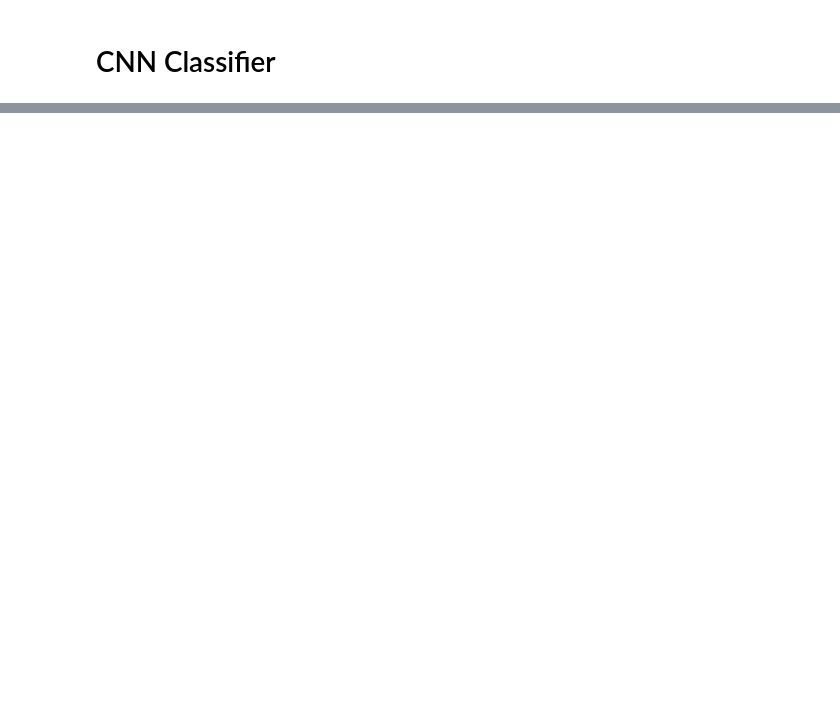
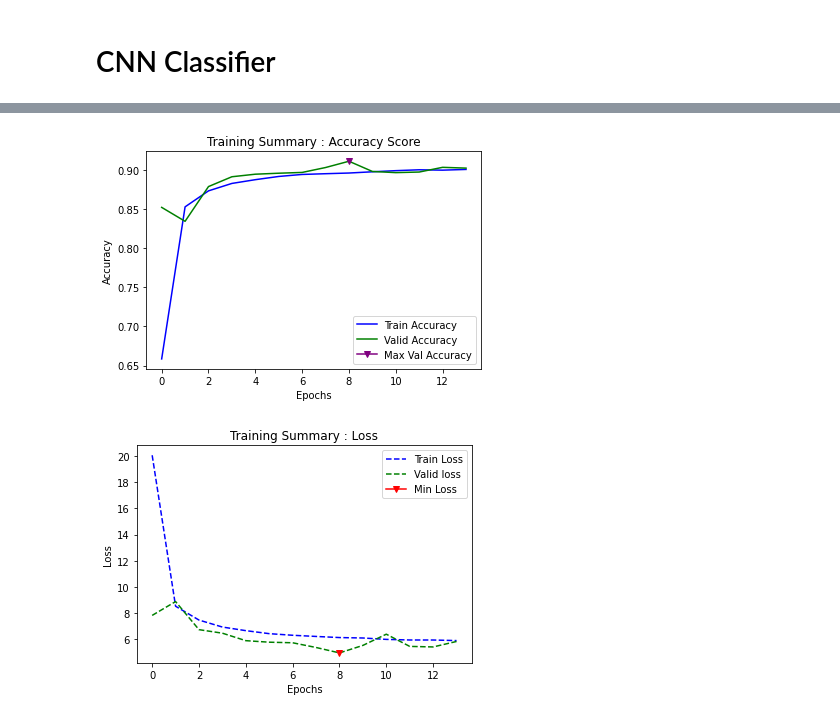
Before and after one commit to ayan-cs/handwritten-character-recognition-banglalekha, a Jupyter notebook: BanglaLekha_Recognition_PyTorch.ipynb, the cells around one changed output, grey strips where cells are left out. Saved outputs shown, nothing was run; the diff lists cells and outputs as text; code cells hidden in the pictures; blank space fills up the shorter version.

```diff
--- a/BanglaLekha_Recognition_PyTorch.ipynb
+++ b/BanglaLekha_Recognition_PyTorch.ipynb
@@ -190,0 +198,13 @@ print(f"Number of Train batches : {len(train_dl)}\nNumber of Test batches : {len
+# %%
+from torchvision.models import resnet50
+model = resnet50(pretrained = False)
+model.fc = torch.nn.Linear(in_features = 2048, out_features = len(classes), bias = True)
+
+device = 'cuda' if torch.cuda.is_available() else 'cpu'
+print(f"Available resource : {device}")
+if device=='cuda':
+    print(f"Available number of GPU's : {torch.cuda.device_count()}")
+    torch.cuda.empty_cache()
+
+model = model.to(device)
+!nvidia-smi
@@ -190,0 +407,46 @@ print(f"Number of Train batches : {len(train_dl)}\nNumber of Test batches : {len
+# %%
+def generatePlots(train_list, val_list, fig_path, plot_type = 'loss'):
+    if plot_type == 'loss':
+        if len(train_list) == 0 or len(val_list) == 0:
+            print("List empty")
+        else:
+            min_val_loss = min(val_list)
+            epoch_loss = val_loss_list.index(min_val_loss)
+            print(f"Optimal point : {epoch} epoch with Val loss {min_val_loss}")
+            plt.figure()
+            plt.plot(range(len(train_list)), train_list, color='blue', label='Train Loss', linestyle='dashed')
+            plt.plot(range(len(val_list)), val_list, color='green', label='Valid loss', linestyle='dashed')
+            plt.plot(epoch_loss, min_val_loss, marker = 'v', color = 'red', label = 'Min Loss')
+            plt.xlabel('Epochs')
+            plt.ylabel('Loss')
+            plt.title('Training Summary : Loss')
+            plt.legend()
+            plt.savefig(fig_path)
+    elif plot_type == 'acc':
+        if len(train_acc_list) == 0 or len(val_acc_list) == 0 :
+            print("List empty")
+        else:
+            max_val_acc = max(val_list)
+            epoch_acc = val_list.index(max_val_acc)
+            print(f"Optimal point : {epoch} epoch with Val Accuracy {max_val_acc}")
+            plt.figure()
+            plt.plot(range(len(train_list)), train_list, color='blue', label='Train Accuracy')
+            plt.plot(range(len(val_list)), val_list, color='green', label='Valid Accuracy')
+            plt.plot(epoch_acc, max_val_acc, marker = 'v', color = 'purple', label='Max Val Accuracy')
+            plt.xlabel('Epochs')
+            plt.ylabel('Accuracy')
+            plt.title('Training Summary : Accuracy Score')
+            plt.legend()
+            plt.savefig(fig_path)
+    else :
+        print("Invalid plot type")
+
+if device == 'cuda':
+    train_acc_list = [i.to('cpu') for i in train_acc_list]
+    #train_loss_list = [i.to('cpu') for i in train_loss_list]
+    val_acc_list = [i.to('cpu') for i in val_acc_list]
+    #val_loss_list = [i.to('cpu') for i in val_loss_list]
+
+generatePlots(train_acc_list, val_acc_list, fig_path='acc_plot.jpg', plot_type='acc')
+generatePlots(train_loss_list, val_loss_list, fig_path='loss_plot.jpg', plot_type='loss')
+# %% [output]
@@ -190,0 +455,2 @@ print(f"Number of Train batches : {len(train_dl)}\nNumber of Test batches : {len
+[figure, added]
+[figure, added]
```
Also changed, not shown: parts of 11 cells of this notebook, 2 other files.
